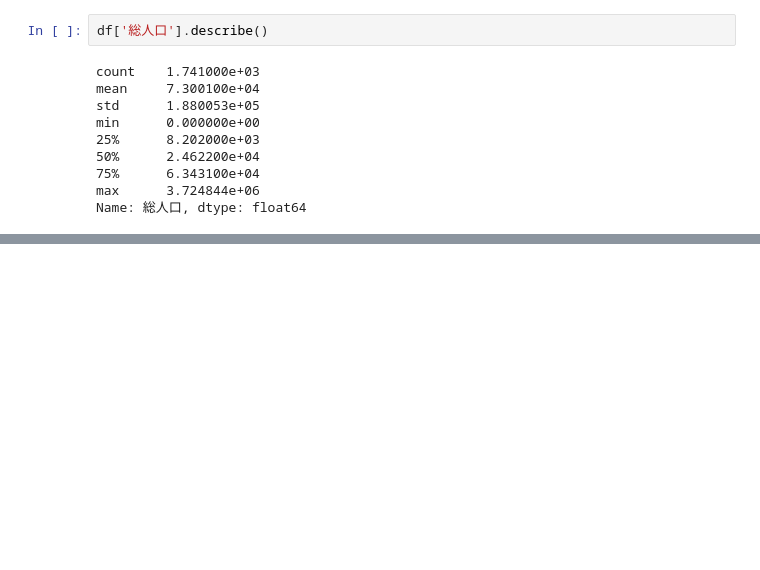
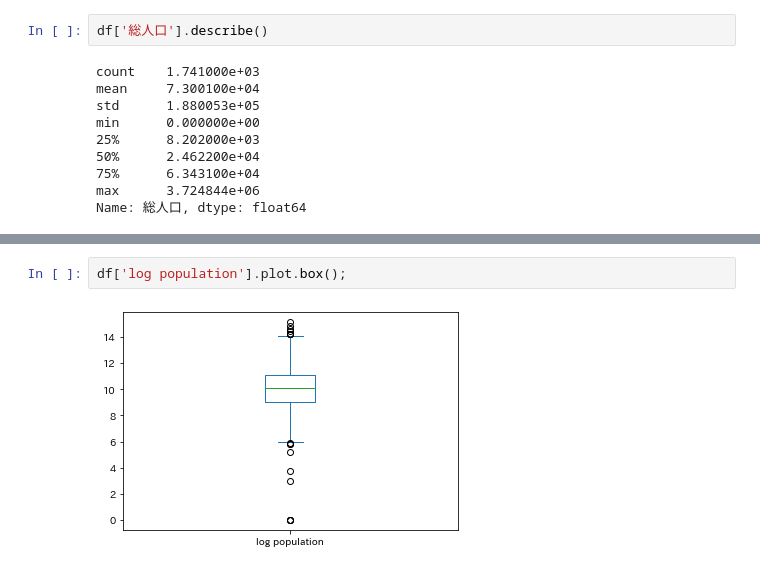
Before and after one commit to UTDataMining/2022A, a Jupyter notebook: lab2/lab2.ipynb, the cells around one changed output, grey strips where cells are left out. Drawn from its saved outputs; the diff is of its cells as text; blank space fills up the shorter version.

```diff
--- a/lab2/lab2.ipynb
+++ b/lab2/lab2.ipynb
@@ -97,0 +111,4 @@ Name: 総人口, dtype: float64
+# %%
+df['log population'].plot.box();
+# %% [output]
+[figure, added]
```
Also changed, not shown: parts of 7 cells of this notebook.
